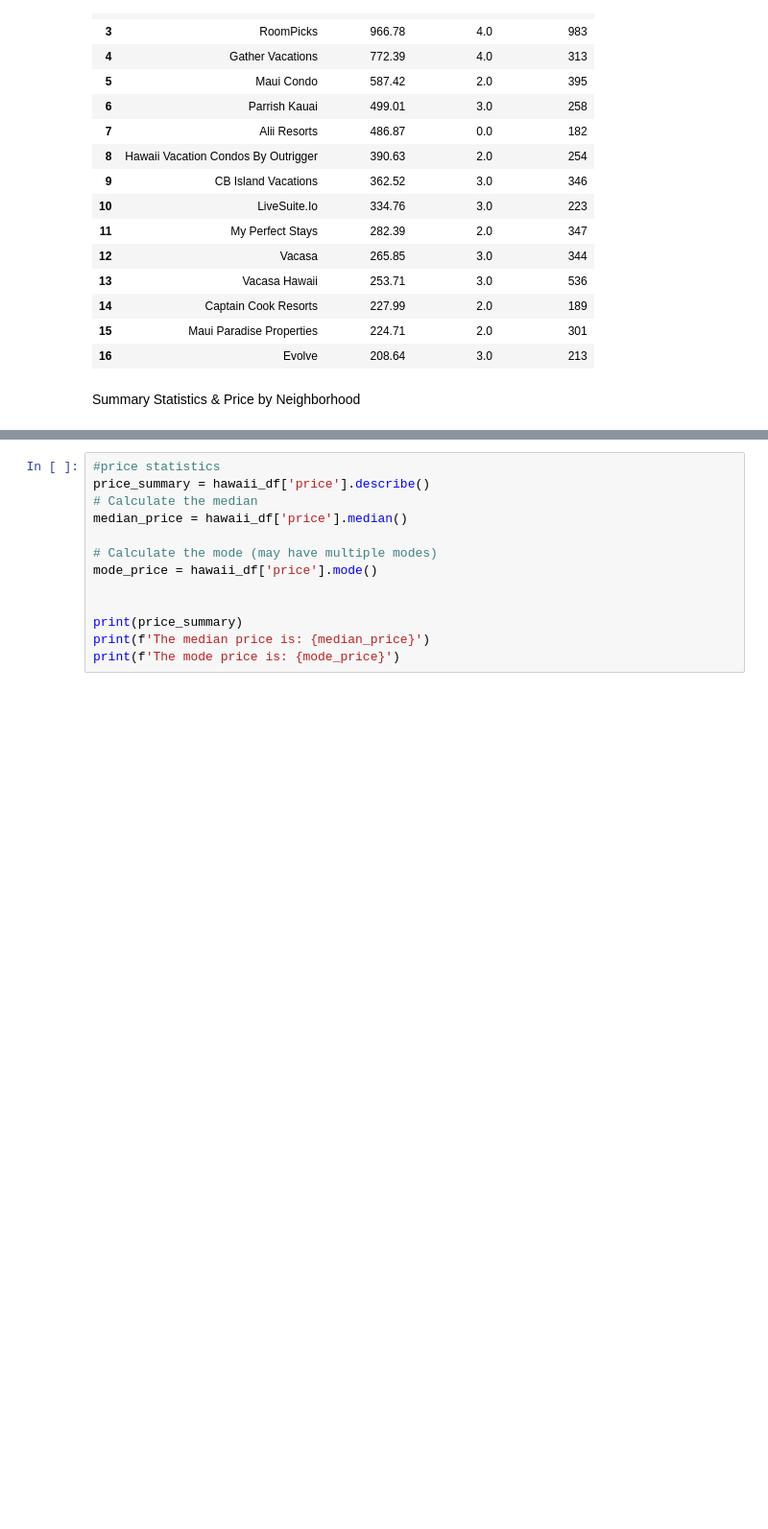
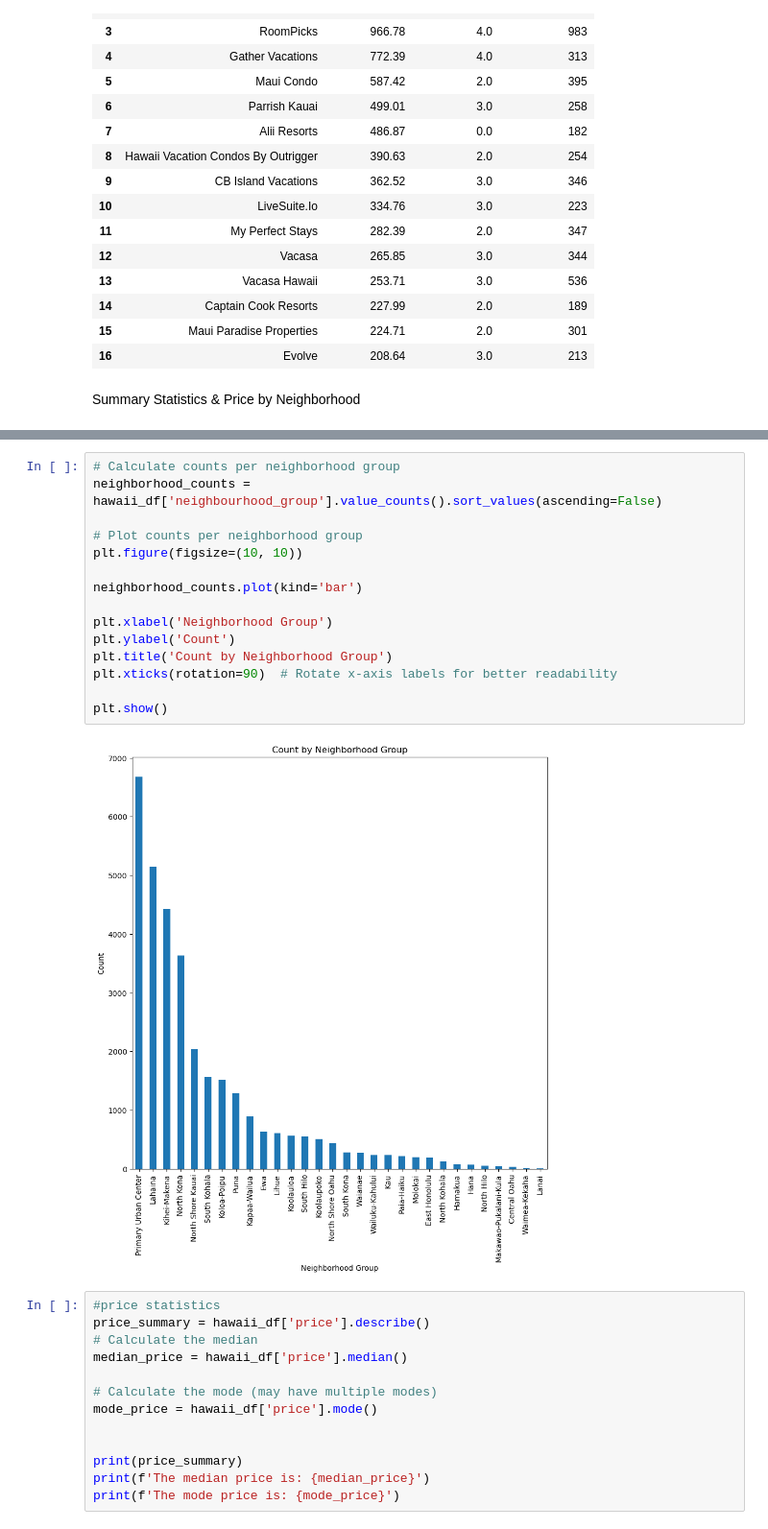
Before and after one commit to SarahMcLain/airbnb_data_analysis, a Jupyter notebook: hawaii_data_analysis.ipynb, the cells around one changed output, grey strips where cells are left out. Shown: that part at 96% size. Saved outputs shown, nothing was run; the diff lists cells and outputs as text; blank space fills up the shorter version.

```diff
--- a/hawaii_data_analysis.ipynb
+++ b/hawaii_data_analysis.ipynb
@@ -223,3 +243,20 @@ Summary Statistics & Price by Neighborhood
+# %%
+# Calculate counts per neighborhood group
+neighborhood_counts = hawaii_df['neighbourhood_group'].value_counts().sort_values(ascending=False)
+
+# Plot counts per neighborhood group
+plt.figure(figsize=(10, 10))
+
+neighborhood_counts.plot(kind='bar')
+
+plt.xlabel('Neighborhood Group')
+plt.ylabel('Count')
+plt.title('Count by Neighborhood Group')
+plt.xticks(rotation=90)  # Rotate x-axis labels for better readability
+
+plt.show()
+# %% [output]
+[figure, added]
 # %%
 #price statistics
 price_summary = hawaii_df['price'].describe()
```
Also changed, not shown: parts of 14 cells of this notebook, 3 other files.
